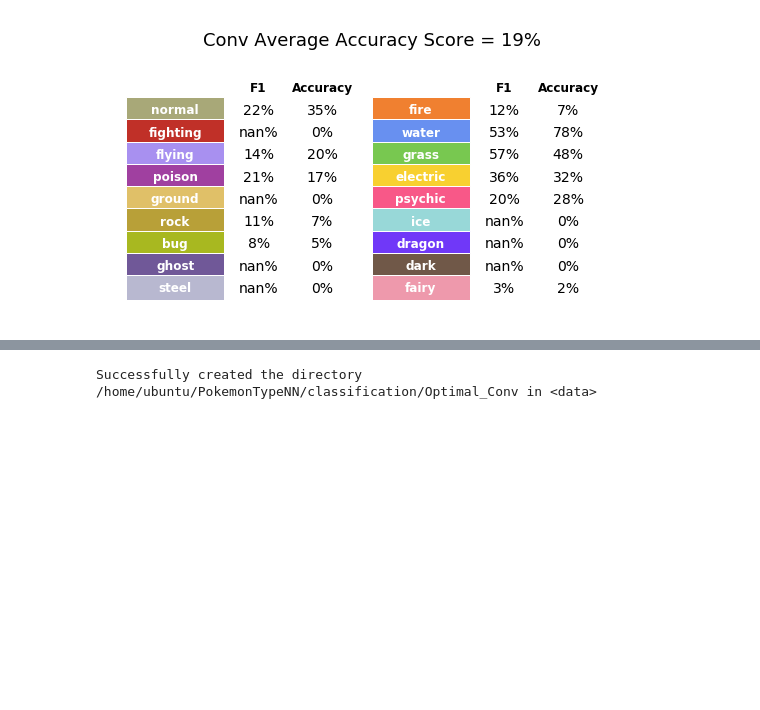
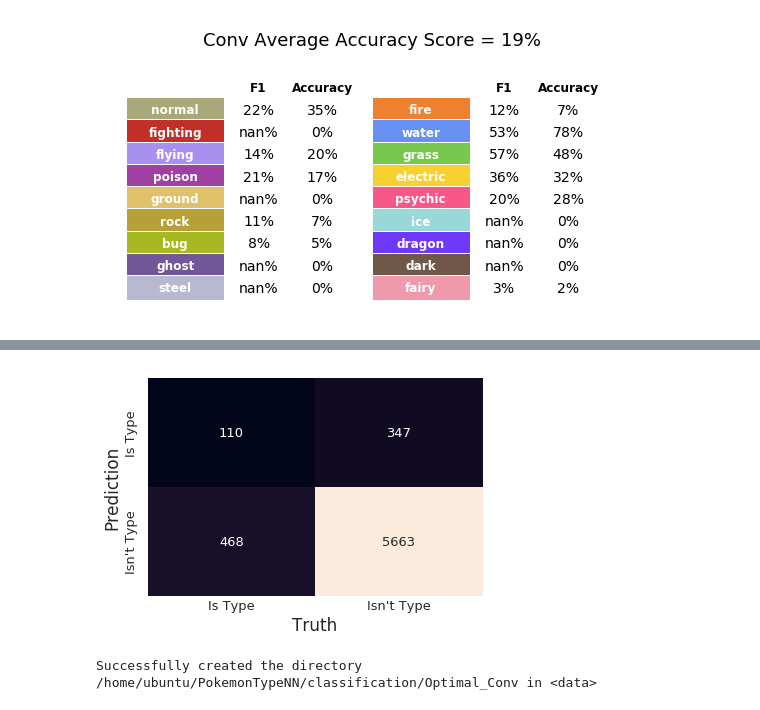
Before and after one commit to tzahroof/PokemonTypeNN, a Jupyter notebook: Training.ipynb, the cells around one changed output, grey strips where cells are left out. Drawn from its saved outputs; the diff is of its cells as text; code cells hidden in the pictures; blank space fills up the shorter version.

```diff
--- a/Training.ipynb
+++ b/Training.ipynb
@@ -482,7 +479,7 @@ if load_model:
 # %% [markdown]
 # Validation and Training Error
 # %%
-max_epochs = 20
+max_epochs = 100
 
 if use_cuda:
     net.cuda()
@@ -619,6 +616,7 @@ else:
 from utility.evaluation import getUnderlyingDist, getTopXTruePos
 
 true_pos  = np.zeros(len(classes)) #array of number of times a class was successfully predicted
+true_neg  = np.zeros(len(classes))
 false_pos = np.zeros(len(classes)) #array of number of times a class was guessed when it should NOT have been guessed
 false_neg = np.zeros(len(classes)) #array of number of times a class was not guessed when it should have been guessed
 actual_dist = np.zeros(len(classes)) #array of actual number of classes present in the test set
@@ -649,12 +647,14 @@ with torch.no_grad():
             #Get the prediction, true_pos, false_pos, etc...
             this_dict = getUnderlyingDist(outputs[j], labels[j], threshold)
             this_tp = this_dict["true_pos"]
+            this_tn = this_dict["true_neg"]
             this_fp = this_dict["false_pos"]
             this_fn = this_dict["false_neg"]
             this_pred = this_dict["prediction"]
 
             #Update true_pos, false_pos, and false_neg
             true_pos  += this_tp
+            true_neg  += this_tn
             false_pos += this_fp
             false_neg += this_fn
 
@@ -691,6 +691,11 @@ mean_Precision = metrics["mean_precision"]
 mean_F1 = metrics["mean_F1"]
 mean_accuracy = metrics["mean_accuracy"]
 
+total_tp = np.sum(true_pos)
+total_tn = np.sum(true_neg)
+total_fp = np.sum(false_pos)
+total_fn = np.sum(false_neg)
+
 
 ###Top Accuracy###
 top_3_accuracy = np.sum(top_3_true_pos)/np.sum(actual_dist)
@@ -878,0 +750,16 @@ Correctly identified Pokemon percentage ::  0.12021857923497267
+# %%
+import seaborn as sn
+# plt.figure()
+# plt.matshow(np.array([[total_tp, total_fp], [total_fn, total_tn]]))
+sn.set(font_scale=1.4)#for label size
+sn.heatmap(np.array([[total_tp, total_fp], [total_fn, total_tn]]), annot=True,
+           fmt="g",annot_kws={"size": 13}, cbar=False)# font size
+ax = plt.axes()
+ax.set_ylabel("Prediction")
+ax.set_xlabel("Truth")
+
+plt.xticks(np.arange(2)+0.5,["Is Type", "Isn't Type"], rotation=0, fontsize="13", va="center")
+plt.yticks(np.arange(2)+0.5,["Is Type", "Isn't Type"], rotation=90, fontsize="13", va="center")
+
+plt.savefig(os.path.join(figure_folder,"optimal_conv_confusion.png"))
+# %% [output]
@@ -879,3 +768,4 @@ Correctly identified Pokemon percentage ::  0.12021857923497267
+[figure, added]
 # %%
 from utility.evaluation import plot_sprite
 
```
Also changed, not shown: parts of 4 cells of this notebook, 6 other files.
